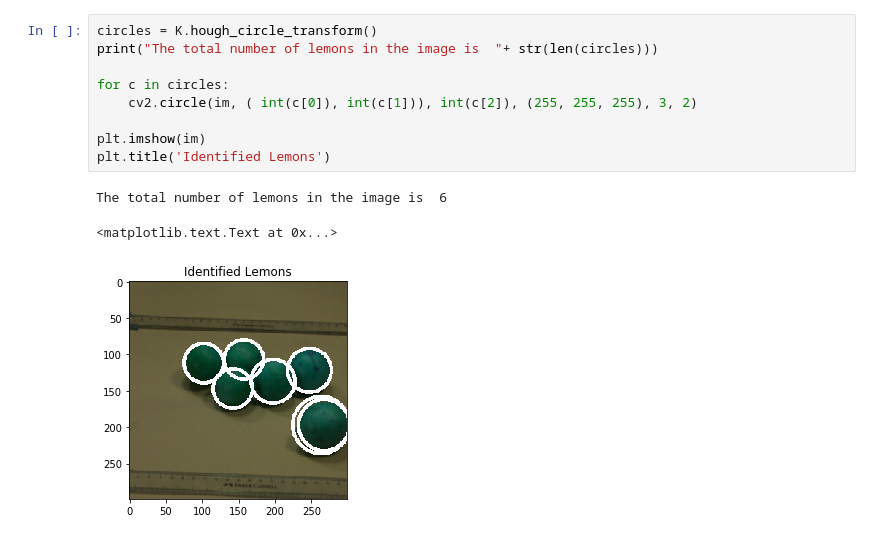
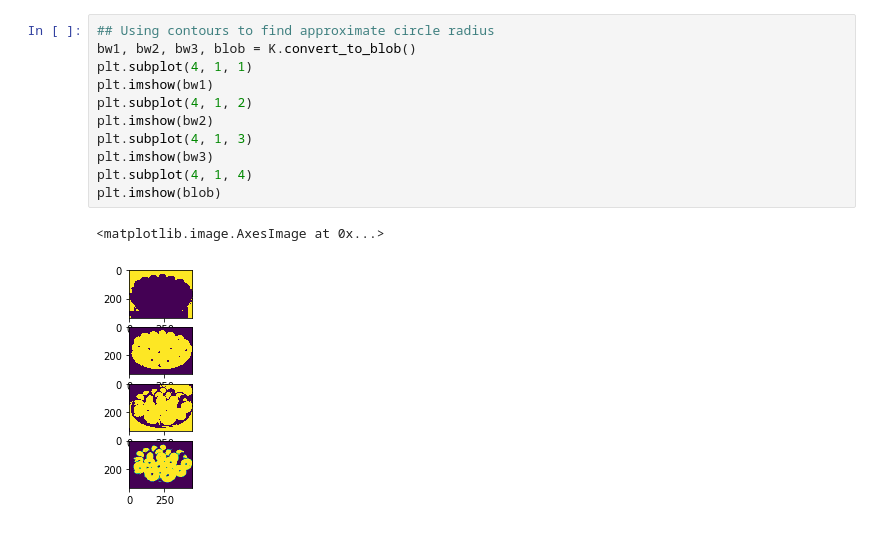
Before and after one commit to surajpaib/OpenCV, a Jupyter notebook: lemonrecog.ipynb, the cells around one changed output. Cells and saved outputs as stored; diff of their text form.

```diff
--- a/lemonrecog.ipynb
+++ b/lemonrecog.ipynb
@@ -28,13 +19,14 @@ plt.title('Minimum Enclosing Circle')
-# %%
-circles = K.hough_circle_transform()
-print("The total number of lemons in the image is  "+ str(len(circles)))
-
-for c in circles:
-    cv2.circle(im, ( int(c[0]), int(c[1])), int(c[2]), (255, 255, 255), 3, 2)
-
-plt.imshow(im)
-plt.title('Identified Lemons')
-# %% [output]
-The total number of lemons in the image is  6
-<matplotlib.text.Text at 0x...>
-[figure, removed]
+# %%
+## Using contours to find approximate circle radius
+bw1, bw2, bw3, blob = K.convert_to_blob()
+plt.subplot(4, 1, 1)
+plt.imshow(bw1)
+plt.subplot(4, 1, 2)
+plt.imshow(bw2)
+plt.subplot(4, 1, 3)
+plt.imshow(bw3)
+plt.subplot(4, 1, 4)
+plt.imshow(blob)
+# %% [output]
+<matplotlib.image.AxesImage at 0x...>
+[figure, added]
```
Also changed, not shown: parts of 7 cells of this notebook, 6 other files.
